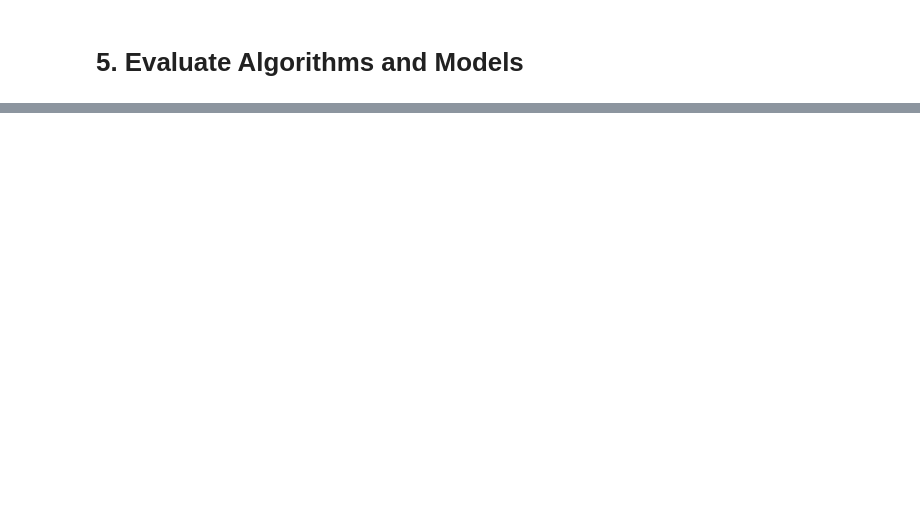
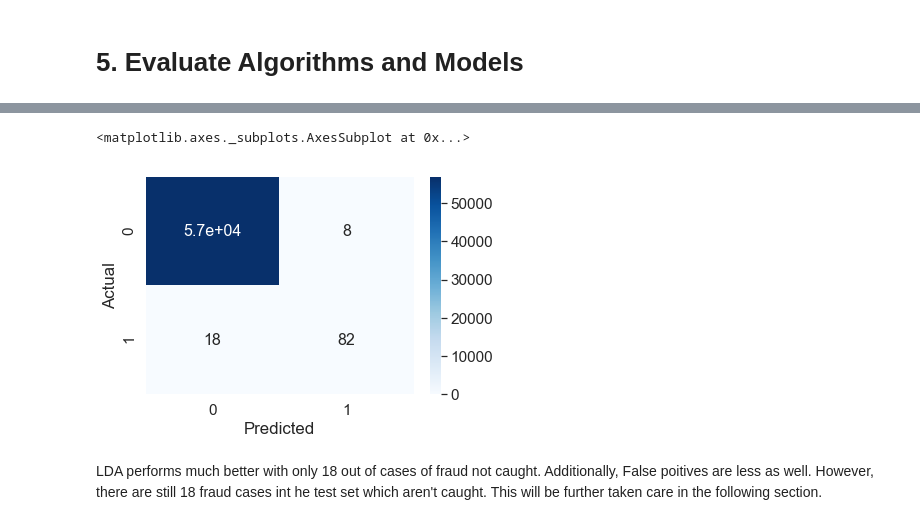
Before and after one commit to sahil231090/MLBook, a Jupyter notebook: Chapter 6 - Classification Based Case Studies/CaseStudy3-FraudDetection/FraudDetection.ipynb, the cells around one changed output, grey strips where cells are left out. Cells and saved outputs as stored; diff of their text form; code cells hidden in the pictures; blank space fills up the shorter version.

```diff
--- a/Chapter 6 - Classification Based Case Studies/CaseStudy3-FraudDetection/FraudDetection.ipynb
+++ b/Chapter 6 - Classification Based Case Studies/CaseStudy3-FraudDetection/FraudDetection.ipynb
@@ -884,0 +372,8 @@ print(result)
+# %%
+# estimate accuracy on validation set
+#rescaledValidationX = scaler.transform(X_validation)
+rescaledValidationX = X_validation
+predictions = model.predict(rescaledValidationX)
+print(accuracy_score(Y_validation, predictions))
+print(confusion_matrix(Y_validation, predictions))
+print(classification_report(Y_validation, predictions))
@@ -884,0 +392,11 @@ print(result)
+# %%
+df_cm = pd.DataFrame(confusion_matrix(Y_validation, predictions), columns=np.unique(Y_validation), index = np.unique(Y_validation))
+df_cm.index.name = 'Actual'
+df_cm.columns.name = 'Predicted'
+sns.heatmap(df_cm, cmap="Blues", annot=True,annot_kws={"size": 16})# font size
+# %% [output]
+<matplotlib.axes._subplots.AxesSubplot at 0x...>
+[figure, added]
+# %% [markdown]
+LDA performs much better with only 18 out of cases of fraud not caught. Additionally, False poitives are less as well.
+However, there are still 18 fraud cases int he test set which aren't caught. This will be further taken care in the following section.
```
Also changed, not shown: parts of 102 cells of this notebook.
